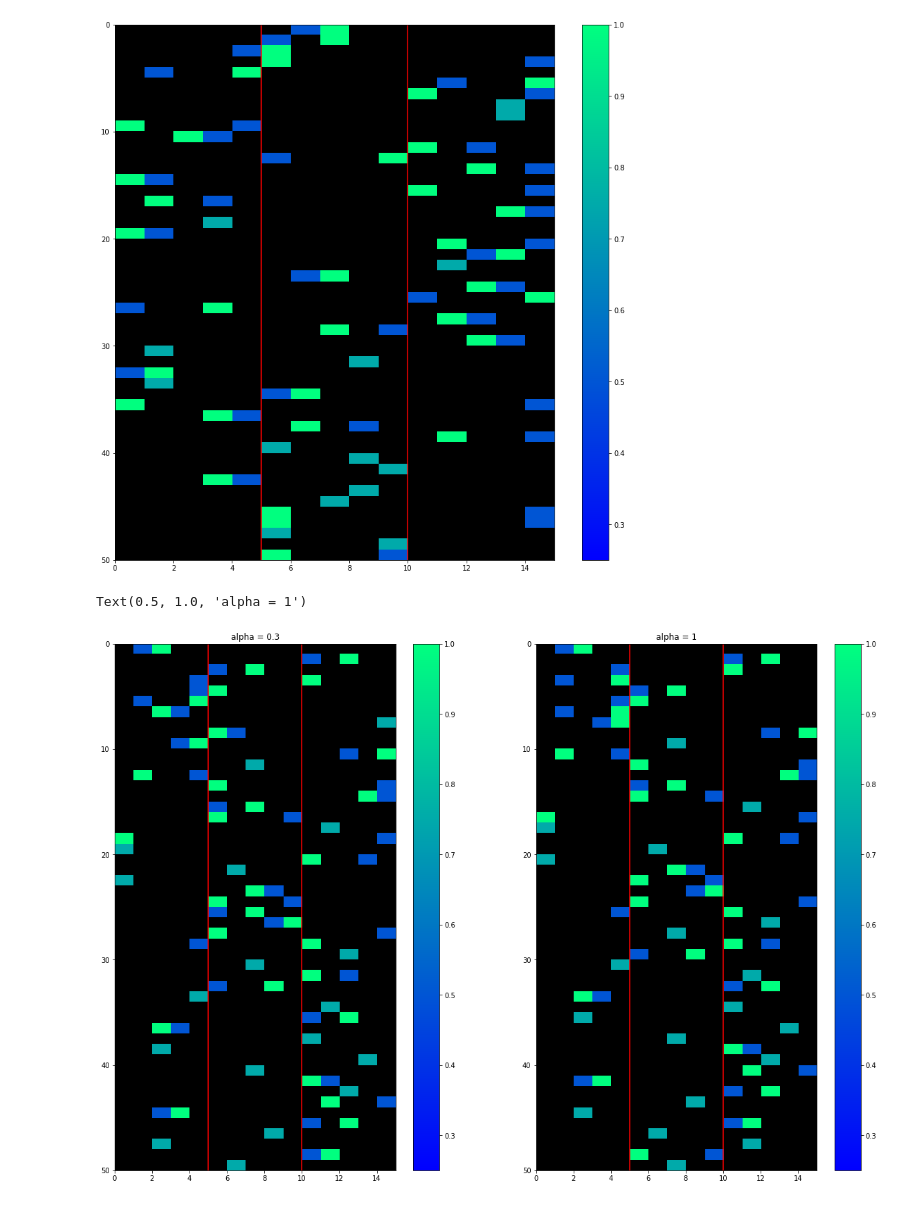
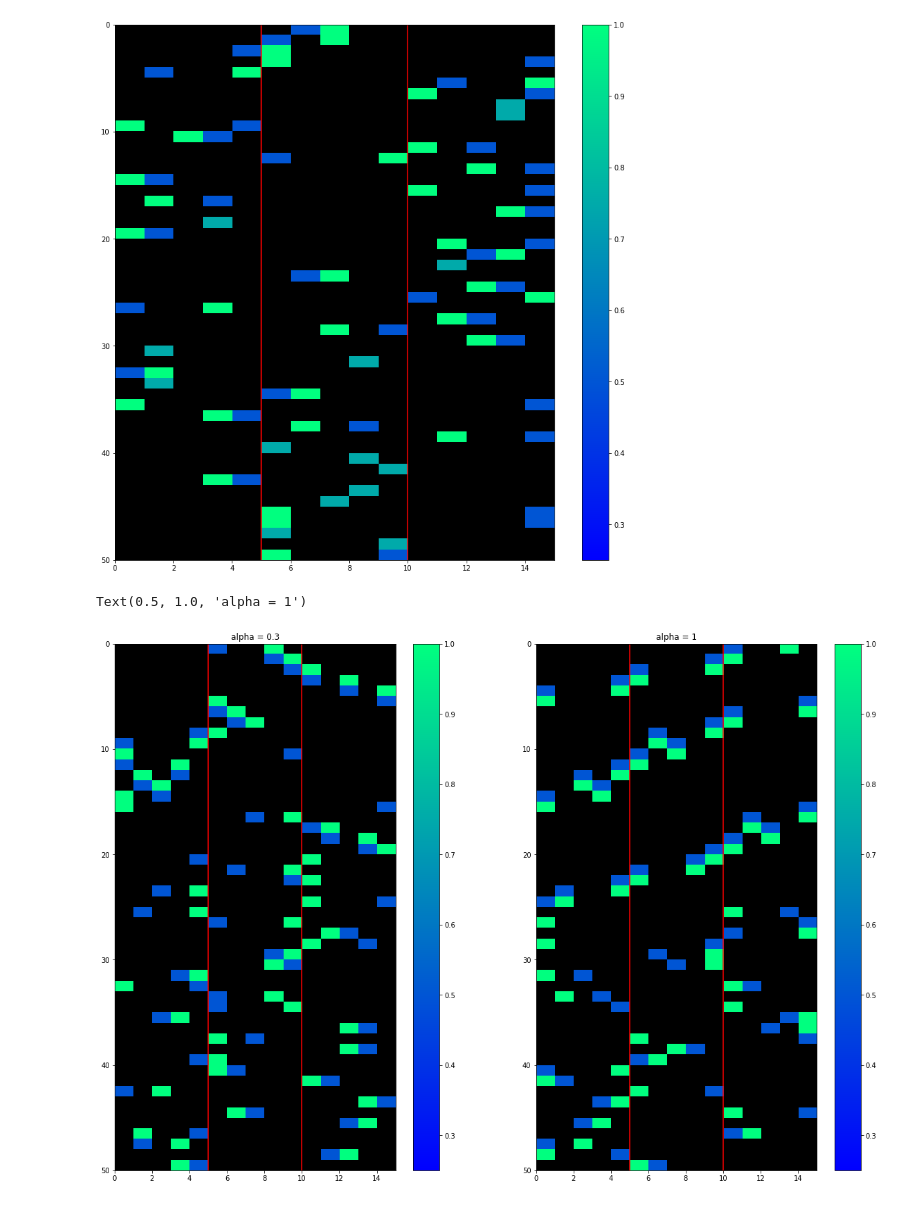
Before and after one commit to Phelixh/prioritisedGeodesic, a Jupyter notebook: In-depth analysis.ipynb, the cells around one changed output. Saved outputs shown, nothing was run; the diff lists cells and outputs as text; code cells hidden in the pictures.

```diff
--- a/In-depth analysis.ipynb
+++ b/In-depth analysis.ipynb
@@ -127,8 +130,8 @@ plt.axvline(10, color='r')
 # Compare replay patterns across alpha = 1 and alpha = 0.3
 plt.figure(figsize=(20, 14))
 
-skey = 0 # How many sources
-gkey = 1 # How many goals
+skey = 2 # How many sources
+gkey = 2 # How many goals
 
 # Alpha = 0.3
 plt.subplot(1,2,1)
@@ -137,7 +140,7 @@ plt.subplot(1,2,1)
 # first number: sources (0 = one source, 1 = some sources, 2 = all sources)
 # second number: goals (0 = one goal, 1 = some goals, 2 = all goals)
 # third number: learning rate
-d = np.load('Data/cg_5c_3n_0.30_%d_%d.npz' % (skey, gkey), allow_pickle=True)
+d = np.load('Data/cg_empty_5c_3n_0.30_%d_%d.npz' % (skey, gkey), allow_pickle=True)
 
 # Bottleneck enclosure params
 num_states = d['num_states']
@@ -182,7 +185,7 @@ plt.subplot(1,2,2)
 # first number: sources (0 = one source, 1 = some sources, 2 = all sources)
 # second number: goals (0 = one goal, 1 = some goals, 2 = all goals)
 # third number: learning rate
-d = np.load('Data/cg_5c_3n_%d_%d.npz' % (skey, gkey), allow_pickle=True)
+d = np.load('Data/cg_empty_5c_3n_1.00_%d_%d.npz' % (skey, gkey), allow_pickle=True)
 
 # Bottleneck enclosure params
 num_states = d['num_states']
@@ -194,31 +197,31 @@ replay_seqs = d['replay_seqs']
 needs = d['needs']
 trans_needs = d['trans_needs']
 gains = d['gains']
 all_MEVBs = d['all_MEVBs']
 backups = d['backups']
 num_replay_steps = replay_seqs.shape[0]
 memories = d['memories']
 
 # Visualize replay for community graph
 replays = np.zeros((num_replay_steps, num_states))
 
 for i in range(num_replay_steps):
     source, action, target = replay_seqs[i]
     if source == target:
         replays[i, source] = 0.75
     else:
         replays[i, source] = 0.5
         replays[i, target] = 1.0
 
 palette = copy(plt.get_cmap('winter'))
 palette.set_under('black', 1.0)
 
 plt.imshow(replays, aspect='auto', extent=[0, num_states, num_replay_steps, 0], cmap=palette, vmin=0.25, vmax=1.0)
 plt.ylim(50, 0)
 plt.colorbar()
 plt.axvline(5, color='r')
 plt.axvline(10, color='r')
 plt.title('alpha = 1')
 # %% [output]
 Text(0.5, 1.0, 'alpha = 1')
-[figure, old version]
+[figure, new version]
```
Also changed, not shown: parts of 7 cells of this notebook, 6 other files.
